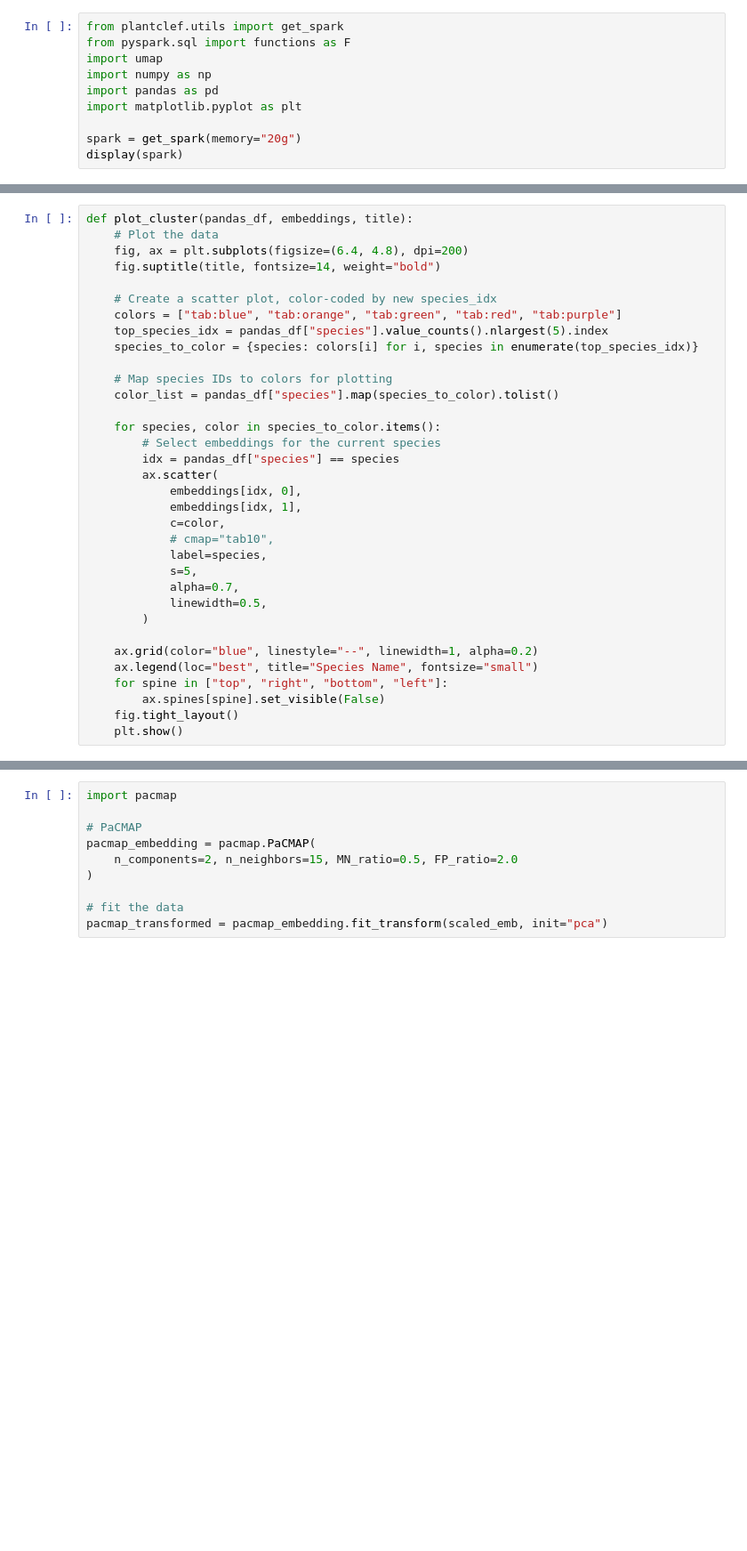
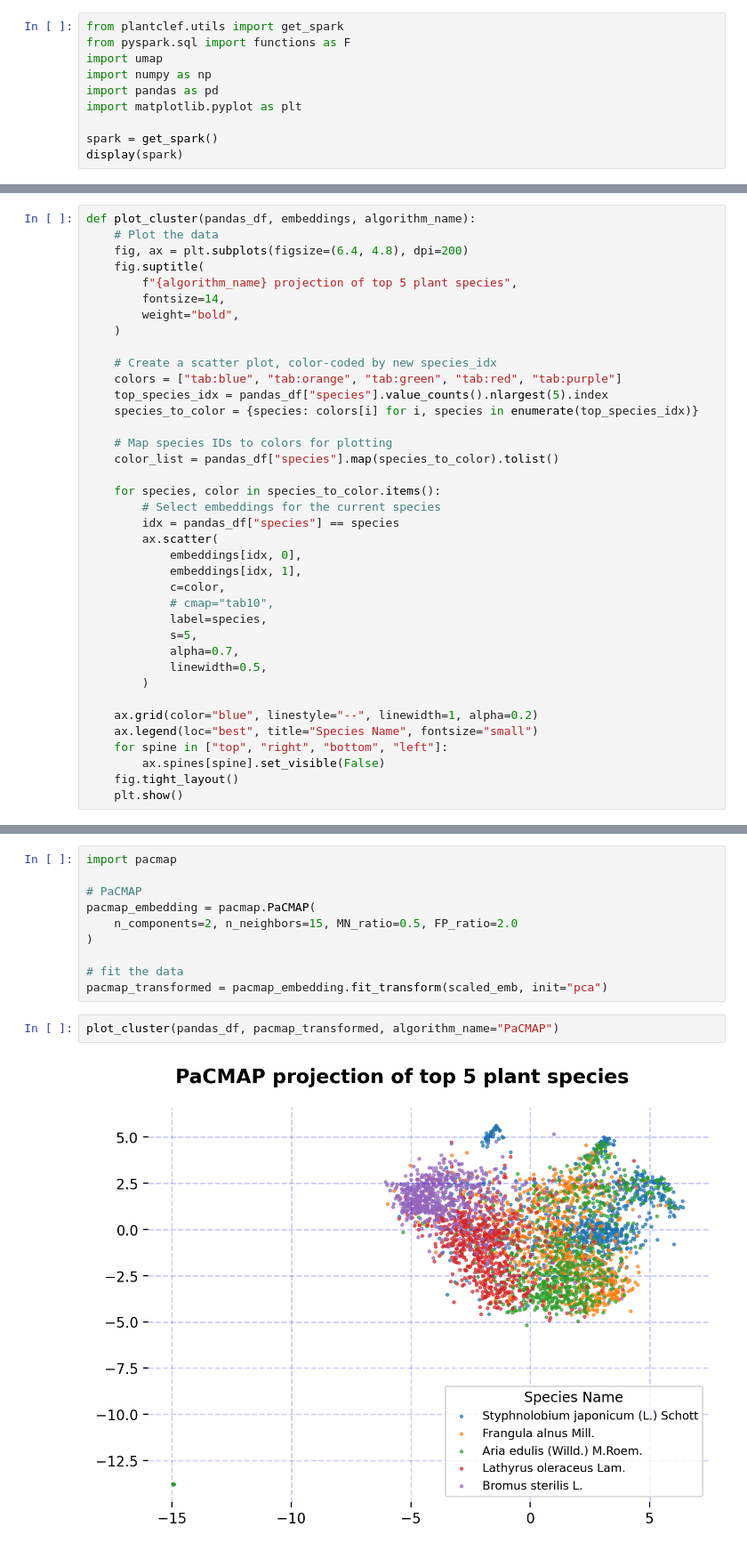
Before and after one commit to dsgt-kaggle-clef/plantclef-2024, a Jupyter notebook: notebooks/preprocessing/20240412-mg-01-umap-clustering.ipynb, the cells around one changed output, grey strips where cells are left out. Shown at 89% size. Drawn from its saved outputs; the diff is of its cells as text; blank space fills up the shorter version.

Commit message:
updated clustering plots

```diff
--- a/notebooks/preprocessing/20240412-mg-01-umap-clustering.ipynb
+++ b/notebooks/preprocessing/20240412-mg-01-umap-clustering.ipynb
@@ -11,7 +11,7 @@ import numpy as np
 import pandas as pd
 import matplotlib.pyplot as plt
 
-spark = get_spark(memory="20g")
+spark = get_spark()
 display(spark)
 # %% [output]
 Setting default log level to "WARN".
@@ -145,10 +145,14 @@ labels = pandas_df["species"].tolist()
 reducer = umap.UMAP(n_neighbors=15, n_components=2, metric="euclidean", random_state=42)
 embedding = reducer.fit_transform(scaled_emb)  # NumPy array with shape (n_samples, 2)
 # %%
-def plot_cluster(pandas_df, embeddings, title):
+def plot_cluster(pandas_df, embeddings, algorithm_name):
     # Plot the data
     fig, ax = plt.subplots(figsize=(6.4, 4.8), dpi=200)
-    fig.suptitle(title, fontsize=14, weight="bold")
+    fig.suptitle(
+        f"{algorithm_name} projection of top 5 plant species",
+        fontsize=14,
+        weight="bold",
+    )
 
     # Create a scatter plot, color-coded by new species_idx
     colors = ["tab:blue", "tab:orange", "tab:green", "tab:red", "tab:purple"]
@@ -195,3 +198,7 @@ pacmap_embedding = pacmap.PaCMAP(
 
 # fit the data
 pacmap_transformed = pacmap_embedding.fit_transform(scaled_emb, init="pca")
+# %%
+plot_cluster(pandas_df, pacmap_transformed, algorithm_name="PaCMAP")
+# %% [output]
+[figure, added]
```
Also changed, not shown: parts of 4 cells of this notebook.
